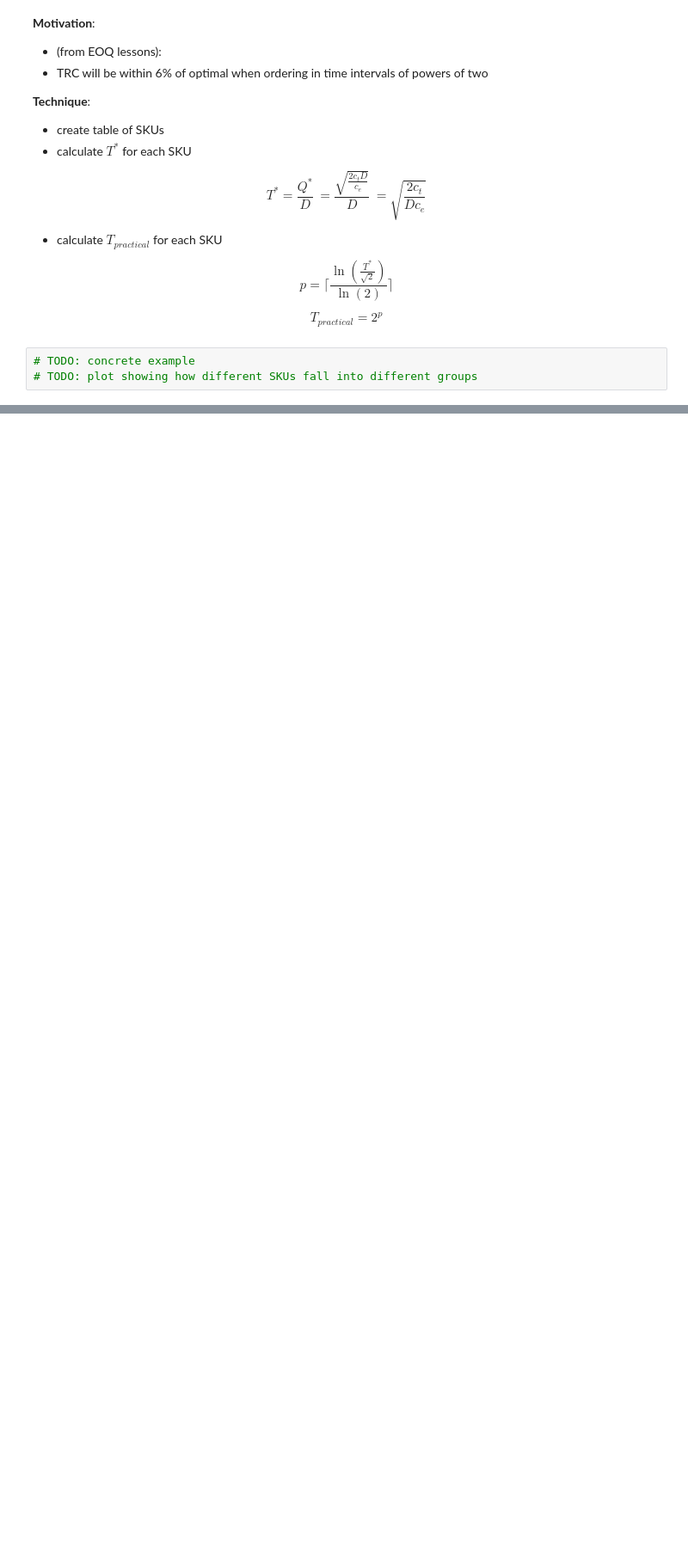
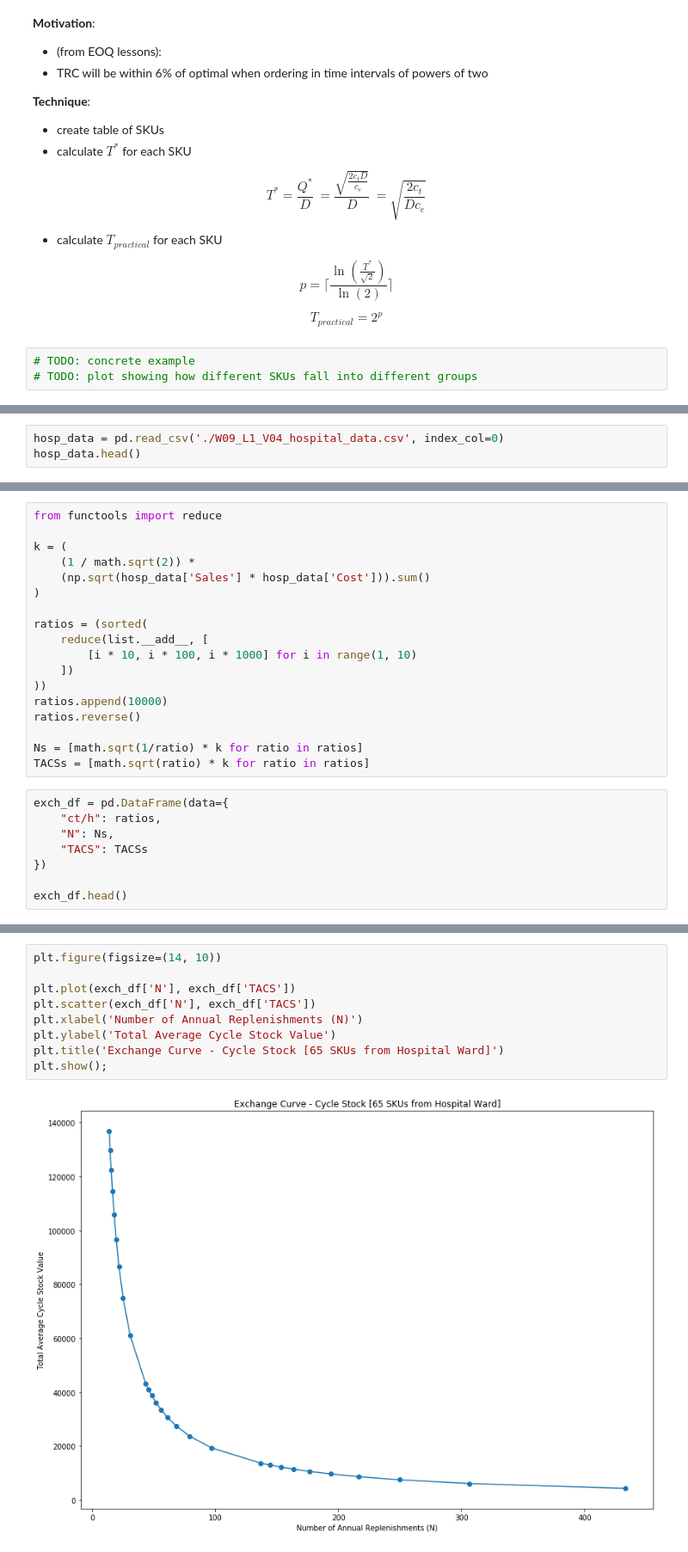
Before and after one commit to rickhaffey/supply-chain-python, a Jupyter notebook: SC1x/SC1x-Week09.ipynb, the cells around one changed output, grey strips where cells are left out. Shown at 86% size. Saved outputs shown, nothing was run; the diff lists cells and outputs as text; blank space fills up the shorter version.

```diff
--- a/SC1x/SC1x-Week09.ipynb
+++ b/SC1x/SC1x-Week09.ipynb
@@ -111,0 +131,3 @@ $$
+# %%
+hosp_data = pd.read_csv('./W09_L1_V04_hospital_data.csv', index_col=0)
+hosp_data.head()
@@ -111,0 +142,26 @@ $$
+# %%
+from functools import reduce
+
+k = (
+    (1 / math.sqrt(2)) *
+    (np.sqrt(hosp_data['Sales'] * hosp_data['Cost'])).sum()
+)
+
+ratios = (sorted(
+    reduce(list.__add__, [
+        [i * 10, i * 100, i * 1000] for i in range(1, 10)
+    ])
+))
+ratios.append(10000)
+ratios.reverse()
+
+Ns = [math.sqrt(1/ratio) * k for ratio in ratios]
+TACSs = [math.sqrt(ratio) * k for ratio in ratios]
+# %%
+exch_df = pd.DataFrame(data={
+    "ct/h": ratios,
+    "N": Ns,
+    "TACS": TACSs
+})
+
+exch_df.head()
@@ -111,0 +175,11 @@ $$
+# %%
+plt.figure(figsize=(14, 10))
+
+plt.plot(exch_df['N'], exch_df['TACS'])
+plt.scatter(exch_df['N'], exch_df['TACS'])
+plt.xlabel('Number of Annual Replenishments (N)')
+plt.ylabel('Total Average Cycle Stock Value')
+plt.title('Exchange Curve - Cycle Stock [65 SKUs from Hospital Ward]')
+plt.show();
+# %% [output]
+[figure, added]
```
Also changed, not shown: parts of 6 cells of this notebook, 2 other files.
